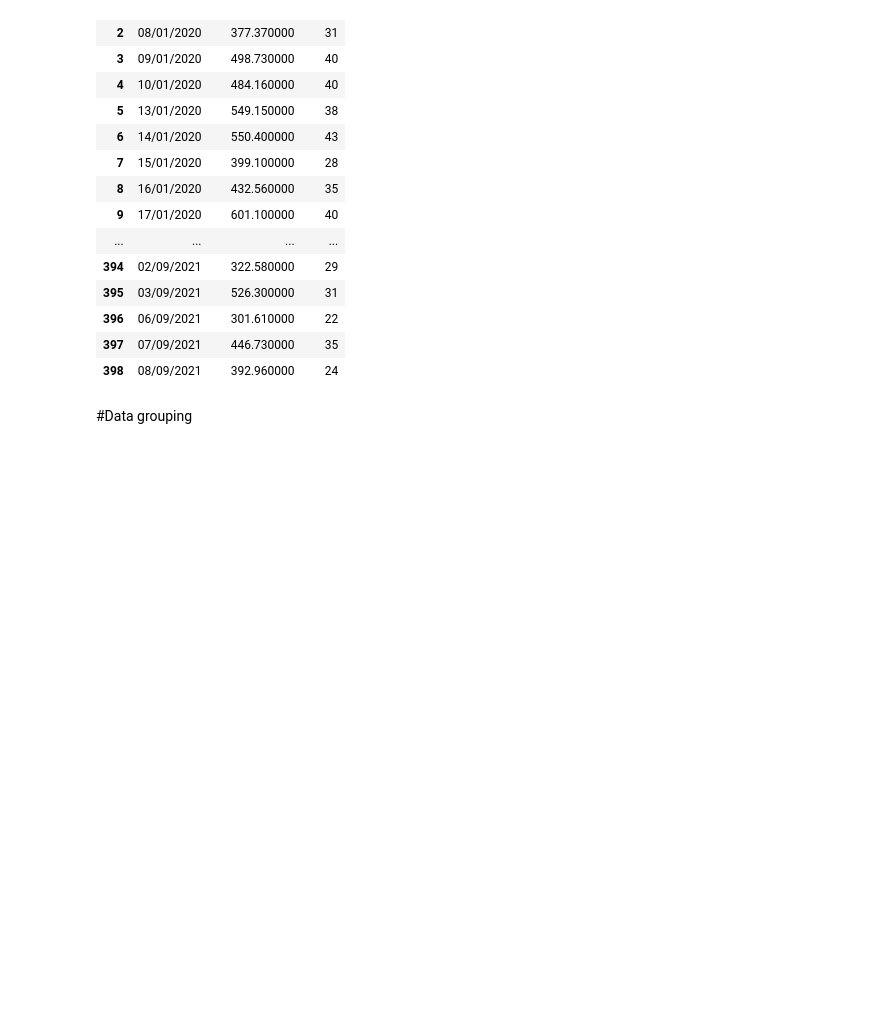
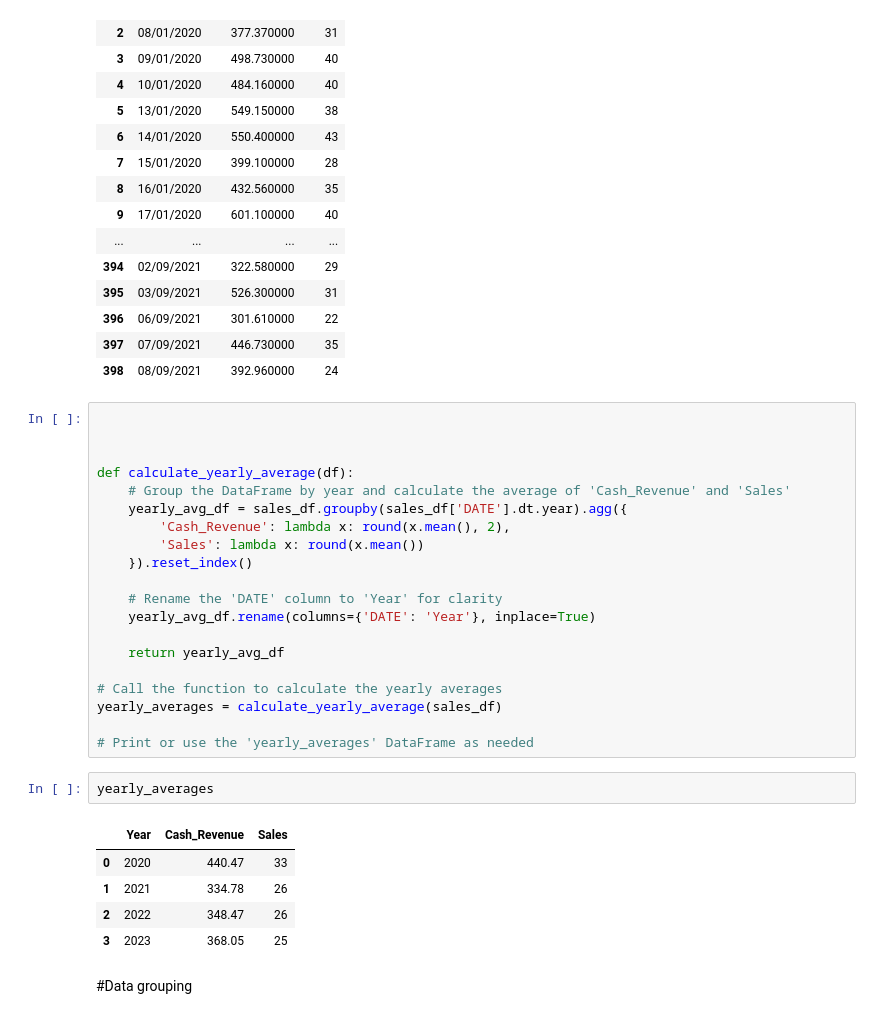
Before and after one commit to tasosnikitakis/Data_Science_Notebooks, a Jupyter notebook: pharmacy_data_analysis.ipynb, the cells around one changed output. Cells and saved outputs as stored; diff of their text form; blank space fills up the shorter version.

```diff
--- a/pharmacy_data_analysis.ipynb
+++ b/pharmacy_data_analysis.ipynb
@@ -87,6 +87,34 @@ sales_df.style.format({"DATE": lambda t: t.strftime("%d/%m/%Y")})
 | 396 | 06/09/2021 | 301.610000 | 22 |
 | 397 | 07/09/2021 | 446.730000 | 35 |
 | 398 | 08/09/2021 | 392.960000 | 24 |
+# %%
+
+
+
+def calculate_yearly_average(df):
+    # Group the DataFrame by year and calculate the average of 'Cash_Revenue' and 'Sales'
+    yearly_avg_df = sales_df.groupby(sales_df['DATE'].dt.year).agg({
+        'Cash_Revenue': lambda x: round(x.mean(), 2),
+        'Sales': lambda x: round(x.mean())
+    }).reset_index()
+
+    # Rename the 'DATE' column to 'Year' for clarity
+    yearly_avg_df.rename(columns={'DATE': 'Year'}, inplace=True)
+
+    return yearly_avg_df
+
+# Call the function to calculate the yearly averages
+yearly_averages = calculate_yearly_average(sales_df)
+
+# Print or use the 'yearly_averages' DataFrame as needed
+# %%
+yearly_averages
+# %% [output]
+|  | Year | Cash_Revenue | Sales |
+| 0 | 2020 | 440.47 | 33 |
+| 1 | 2021 | 334.78 | 26 |
+| 2 | 2022 | 348.47 | 26 |
+| 3 | 2023 | 368.05 | 25 |
 # %% [markdown]
 #Data grouping
 # %%
```
Also changed, not shown: parts of 6 cells of this notebook.
